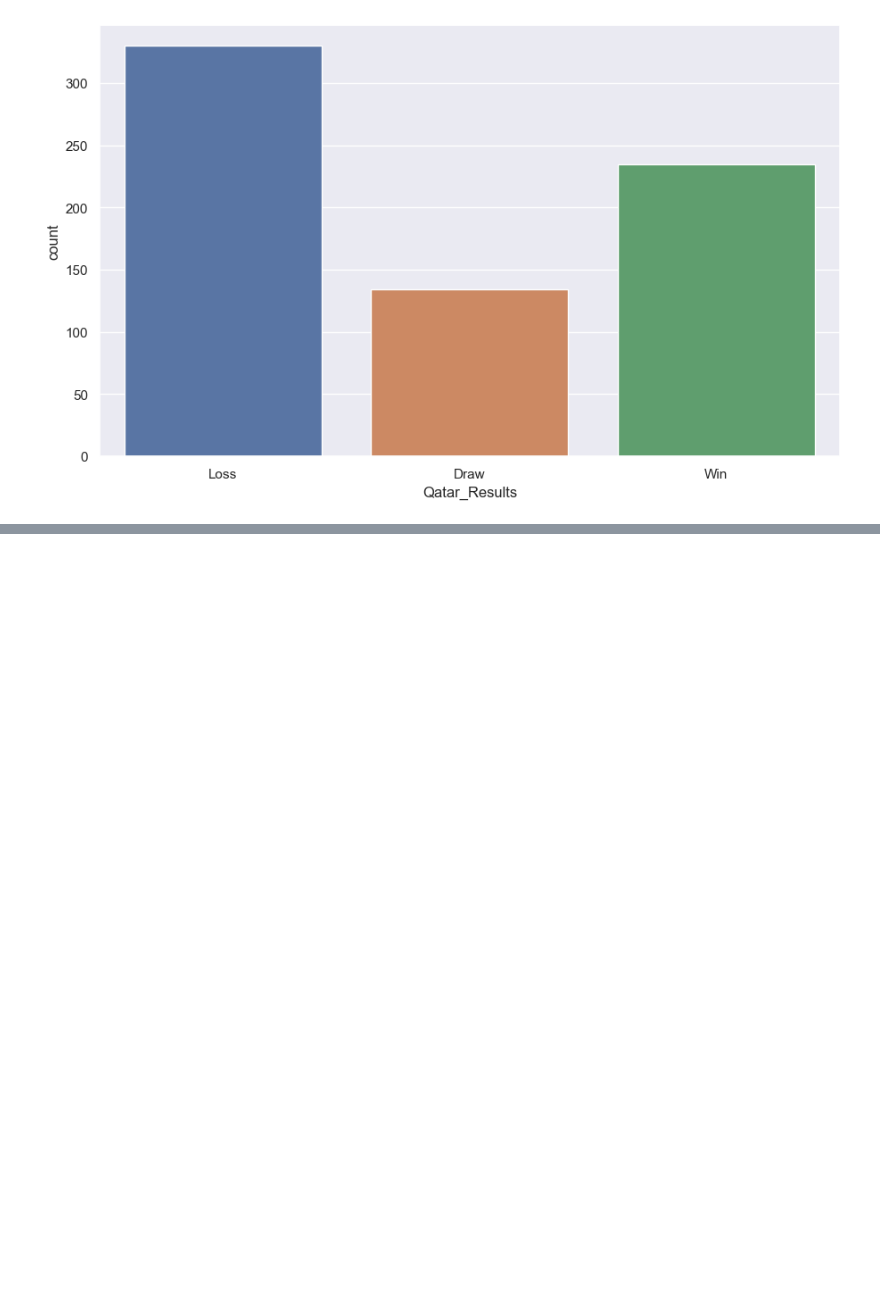
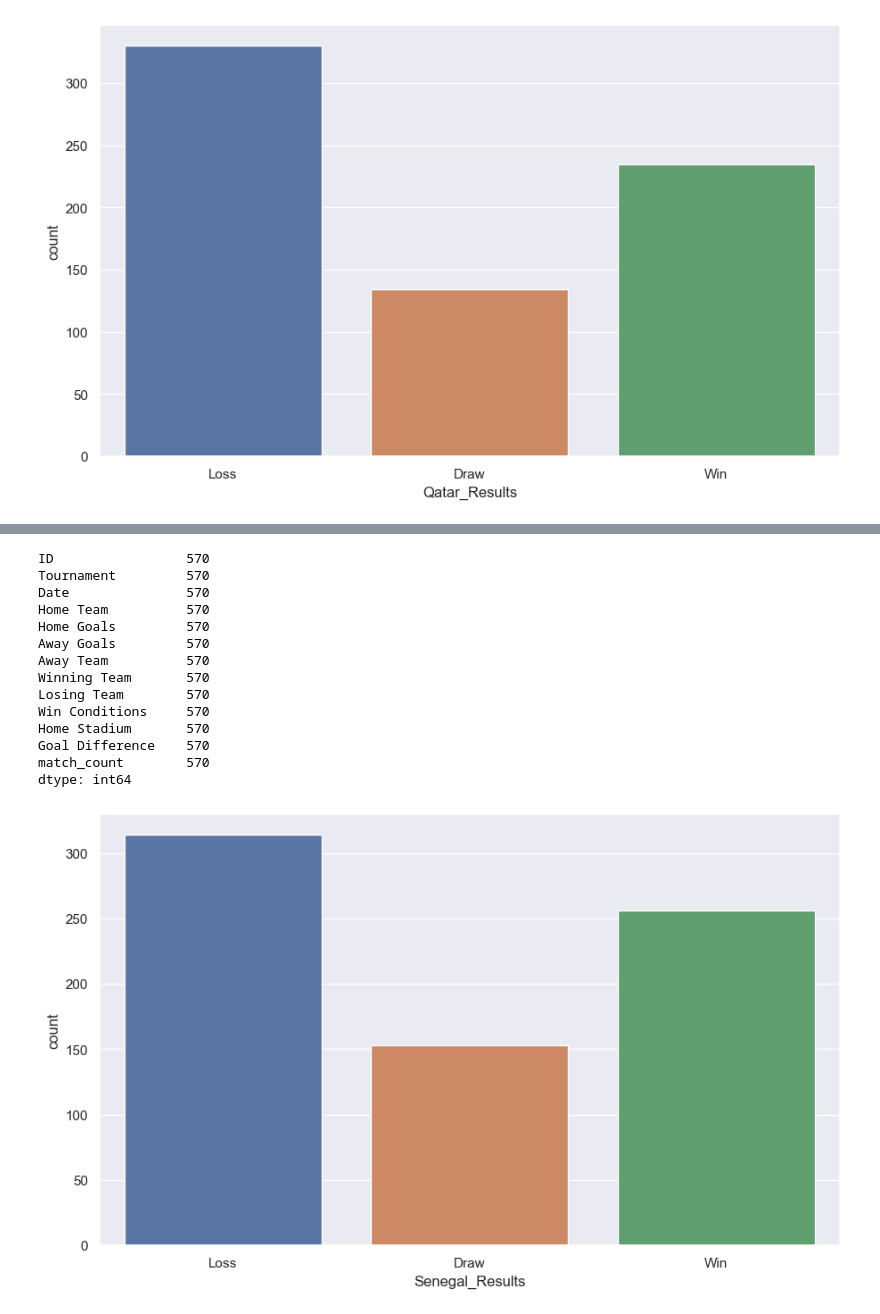
Before and after one commit to kimnamhyeon0112/2022-2_OSP_Final_Project, a Jupyter notebook: Qatar_WC_Prediction.ipynb, the cells around one changed output, grey strips where cells are left out. Cells and saved outputs as stored; diff of their text form; code cells hidden in the pictures; blank space fills up the shorter version.

```diff
--- a/Qatar_WC_Prediction.ipynb
+++ b/Qatar_WC_Prediction.ipynb
@@ -227,0 +331,45 @@ sns.countplot(x='Qatar_Results', data=winsdf)
+# %%
+# 세네갈
+df = df4[(df4['Home Team'] == 'Senegal') | (df4['Away Team'] == 'Senegal')]
+Senegal = df.iloc[:]
+Senegal.head(len(df4))
+
+year = []
+for row in Senegal['Date']:
+    year.append(int(row[:4]))
+Senegal['match_count'] = year
+Senegal_match = Senegal[Senegal.match_count >= 1800]
+
+wins = []
+for row in Senegal_match['Winning Team']:
+    if row == 'Senegal':
+        wins.append('Win')
+    else:
+        if row != 'Senegal':
+            wins.append('Loss')
+        if row == 'Draw':
+            wins.append('Draw')
+winsdf= pd.DataFrame(wins, columns=['Senegal_Results'])
+
+# #plotting
+fig, ax = plt.subplots(1)
+fig.set_size_inches(10.7, 6.27)
+sns.set(style='darkgrid')
+sns.countplot(x='Senegal_Results', data=winsdf)
+Senegal_match.count()
+# %% [output]
+ID                 570
+Tournament         570
+Date               570
+Home Team          570
+Home Goals         570
+Away Goals         570
+Away Team          570
+Winning Team       570
+Losing Team        570
+Win Conditions     570
+Home Stadium       570
+Goal Difference    570
+match_count        570
+dtype: int64
+[figure, added]
```
Also changed, not shown: parts of 34 cells of this notebook.
